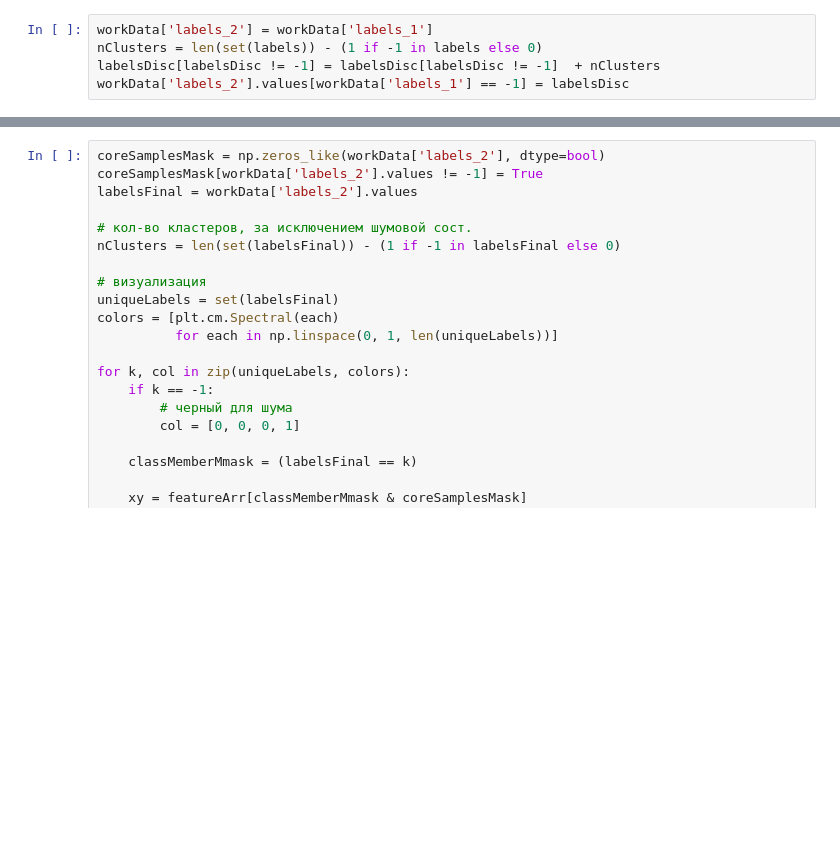
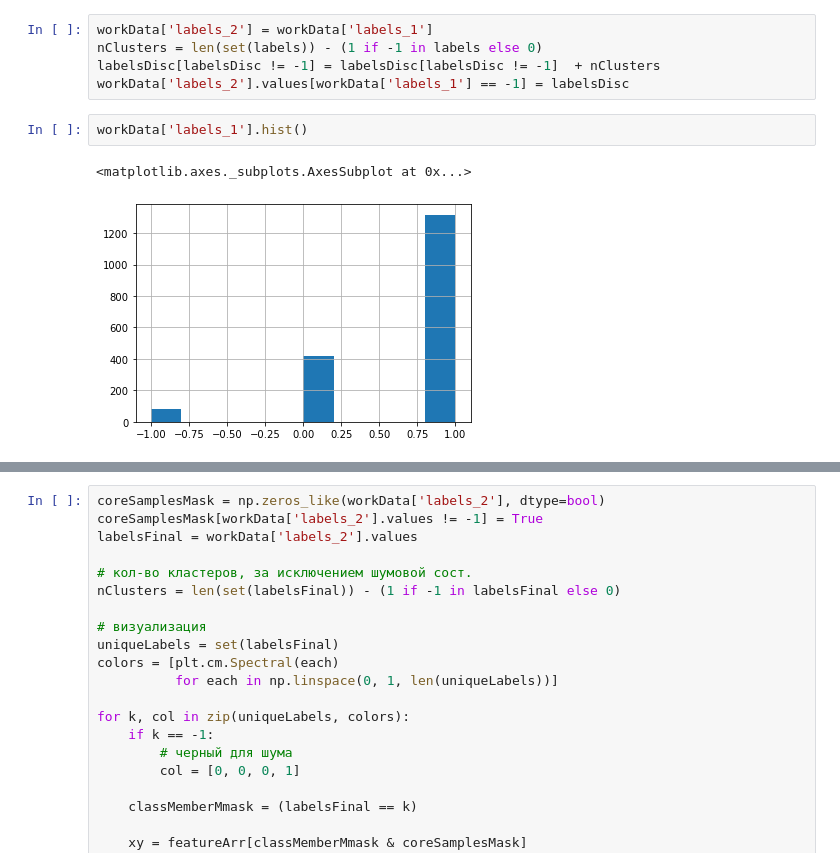
Before and after one commit to IvannikovaLiliya/ParametrModel, a Jupyter notebook: clastering.ipynb, the cells around one changed output, grey strips where cells are left out. Cells and saved outputs as stored; diff of their text form; blank space fills up the shorter version.

```diff
--- a/clastering.ipynb
+++ b/clastering.ipynb
@@ -85,3 +86,8 @@ workData['labels_2'] = workData['labels_1']
 nClusters = len(set(labels)) - (1 if -1 in labels else 0)
 labelsDisc[labelsDisc != -1] = labelsDisc[labelsDisc != -1]  + nClusters
 workData['labels_2'].values[workData['labels_1'] == -1] = labelsDisc
+# %%
+workData['labels_1'].hist()
+# %% [output]
+<matplotlib.axes._subplots.AxesSubplot at 0x...>
+[figure, added]
```
Also changed, not shown: parts of 14 cells of this notebook.
